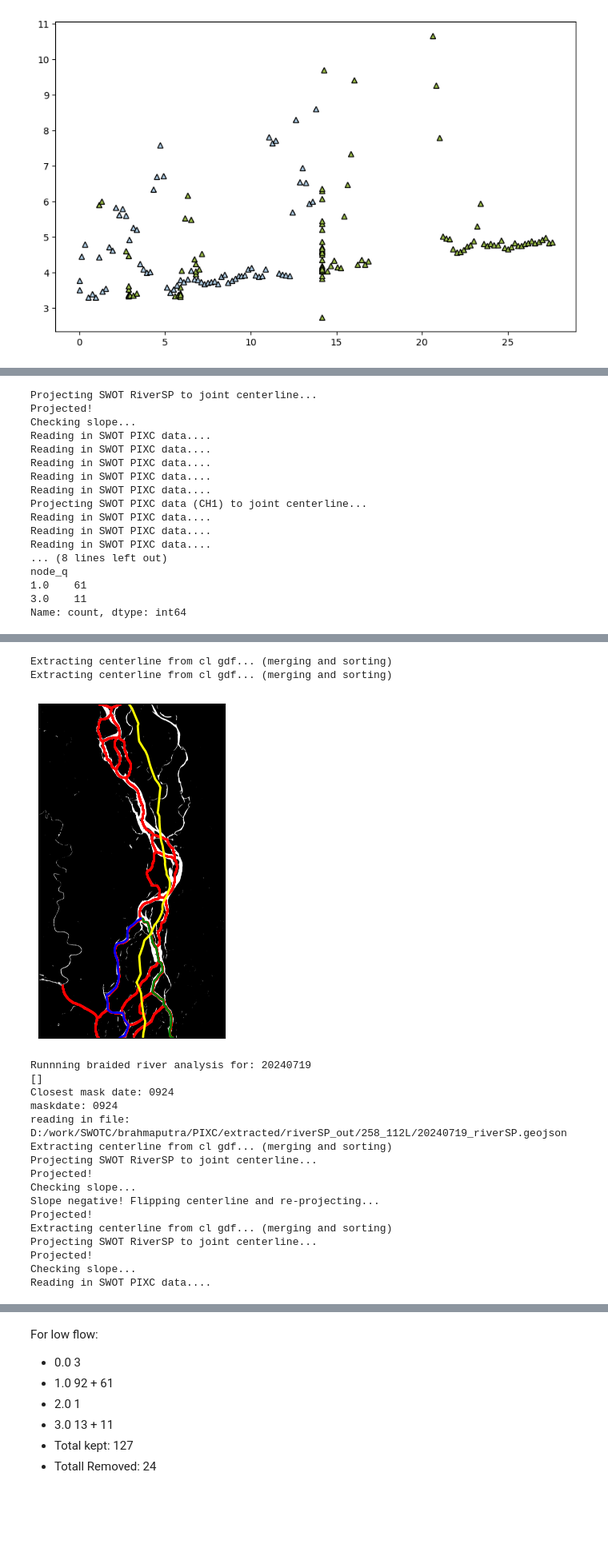
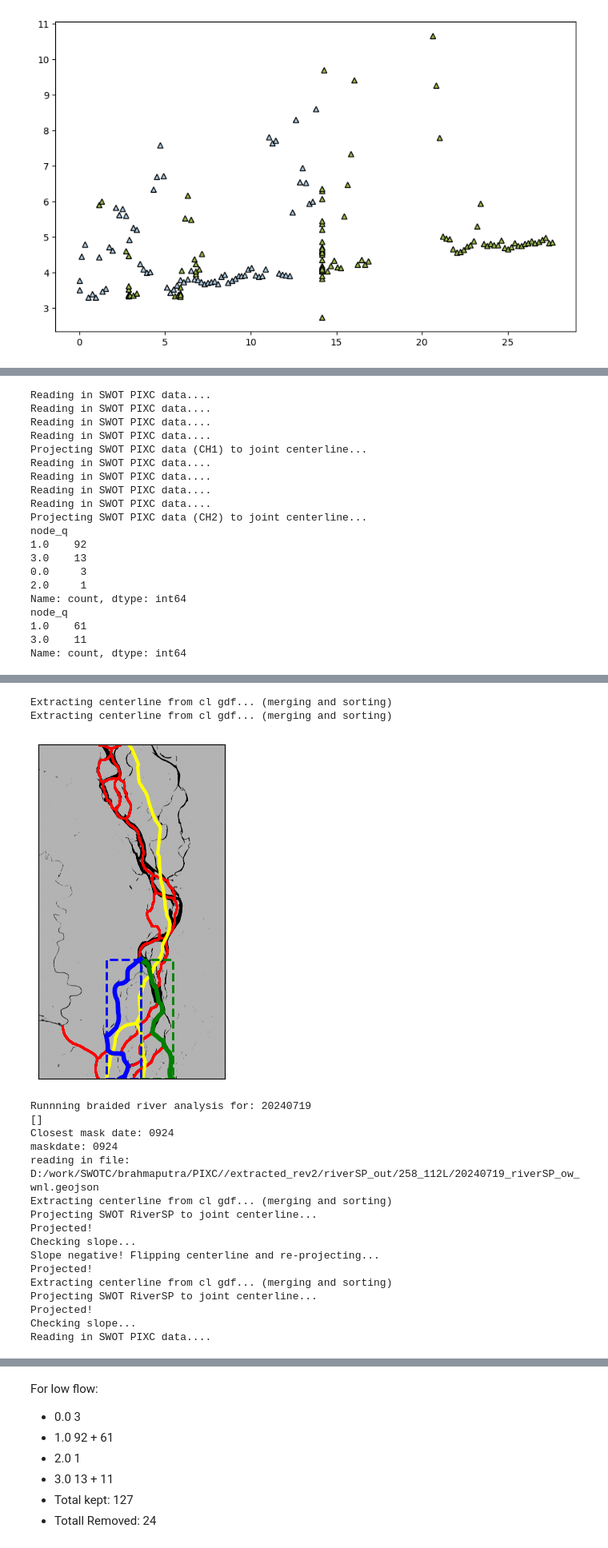
Before and after one commit to selfr-eo/braidedSP, a Jupyter notebook: publication/notebooks/view_BraidedSP.ipynb, the cells around one changed output, grey strips where cells are left out. Shown at 80% size. Drawn from its saved outputs; the diff is of its cells as text; code cells hidden in the pictures; blank space fills up the shorter version.

Commit message:
update figure generation code to include water near land and address issues with visibility of river centerlines against water mask background

```diff
--- a/publication/notebooks/view_BraidedSP.ipynb
+++ b/publication/notebooks/view_BraidedSP.ipynb
@@ -24,14 +26,18 @@ from shapely.geometry import MultiPoint, shape
 import shapely
 # %%
 # ------------------------------ STATICS ------------------------------
+# volume = "/Volumes/OneTouch/work"
+volume = "D:/work"
 
 featureName = 'brahmaputra'
 hemi='north'
 tileID = '258_112L'
 datadir = "D:/work/SWOTC/"+featureName+"/PIXC/"
 wdir = "D:/work/SWOTbraided/scripts/"
-odir = datadir+"extracted/"
-figdir = "D:/work/SWOTbraided/figs/"+featureName
+# odir = datadir+"extracted/"
+# figdir = "D:/work/SWOTbraided/figs/"+featureName
+odir = datadir+"/extracted_rev2/"
+figdir = os.path.join(volume, "SWOTbraided/figs/"+featureName+"/rev2/")
 cldir = glob.glob("D:/work/SWORD/v16/"+featureName+"/*full*.shp")[0]
 print(cldir)
 isExist = os.path.exists(odir)
@@ -196,8 +202,10 @@ sub_rsp = gdf_filt[gdf_filt.month == int(pixcdate[4:6])]
 riverSP_files = glob.glob(odir+'riverSP_out/'+tileID+'/*_riverSP.geojson')
 riverSP_files
 
-selFiles = ['D:/work/SWOTC/brahmaputra/PIXC/extracted/riverSP_out/258_112L/20240203_riverSP.geojson',
- 'D:/work/SWOTC/brahmaputra/PIXC/extracted/riverSP_out/258_112L/20240719_riverSP.geojson']
+selFiles = [
+    odir+'riverSP_out/258_112L/20240203_riverSP_ow_wnl.geojson',
+    odir+'riverSP_out/258_112L/20240719_riverSP_ow_wnl.geojson'
+]
 # %%
 # ------------------------------ PLOT ALL RiverSP dates ------------------------------
 
@@ -209,7 +217,7 @@ for filename in selFiles:
     maskdate, water_mask_tiff = pc.getNearestMaskDate(pixcdate, tileID, LFmonths, HFmonths)
 
     # Load RiverSP product, water mask, and plot
-    riversp_test = gpd.read_file(odir+'riverSP_out/'+tileID+'/'+pixcdate+'_riverSP.geojson')
+    riversp_test = gpd.read_file(odir+'riverSP_out/'+tileID+'/'+pixcdate+'_riverSP_ow_wnl.geojson')
     riversp_test = riversp_test.to_crs('EPSG:4326')
     #riversp_test = riversp_test.to_crs('EPSG:3857')  # Example of a projected UTM CRS
 
@@ -644,10 +652,9 @@ for channelSet in allSets:
                             '0924':['20','21'],
                             '1024':['20','22']})
 
-    sel_riverSP = ['D:/work/SWOTC/brahmaputra/PIXC/extracted/riverSP_out/258_112L/20240203_riverSP.geojson','D:/work/SWOTC/brahmaputra/PIXC/extracted/riverSP_out/258_112L/20240719_riverSP.geojson']
-
+    # sel_riverSP = ['D:/work/SWOTC/brahmaputra/PIXC/extracted/riverSP_out/258_112L/20240203_riverSP.geojson','D:/work/SWOTC/brahmaputra/PIXC/extracted/riverSP_out/258_112L/20240719_riverSP.geojson']
     #sel_riverSP = ['D:/work/SWOTC/brahmaputra/PIXC/extracted/riverSP_out/258_112L/20240203_riverSP.geojson']
-
+    sel_riverSP = selFiles
 
     for filename in sel_riverSP:
 
@@ -659,8 +666,8 @@ for channelSet in allSets:
 
 
         # Load RiverSP product
-        riversp_gdf = gpd.read_file(odir+'riverSP_out/'+tileID+'/'+pixcdate+'_riverSP.geojson')
-        print('reading in file:',odir+'riverSP_out/'+tileID+'/'+pixcdate+'_riverSP.geojson')
+        riversp_gdf = gpd.read_file(odir+'riverSP_out/'+tileID+'/'+pixcdate+'_riverSP_ow_wnl.geojson')
+        print('reading in file:',odir+'riverSP_out/'+tileID+'/'+pixcdate+'_riverSP_ow_wnl.geojson')
         riversp_gdf = riversp_gdf.to_crs('EPSG:4326')
 
         # load generated CLs
@@ -758,7 +765,7 @@ for channelSet in allSets:
         swot_pixc_ch1 = gpd.GeoDataFrame()
         for channel in ch1:
 
-            swot_file = odir+'riverSP_out/'+tileID+'/'+pixcdate+'_'+str(channel)+'_subswot.geojson'
+            swot_file = odir+'riverSP_out/'+tileID+'/'+pixcdate+'_'+str(channel)+'_subswot_ow_wnl.geojson'
             if os.path.exists(swot_file):
                 # load file and save to swot_pixc
                 print('Reading in SWOT PIXC data....')
@@ -775,7 +782,7 @@ for channelSet in allSets:
         swot_pixc_ch2 = gpd.GeoDataFrame()
         for channel in ch2:
 
-            swot_file = odir+'riverSP_out/'+tileID+'/'+pixcdate+'_'+str(channel)+'_subswot.geojson'
+            swot_file = odir+'riverSP_out/'+tileID+'/'+pixcdate+'_'+str(channel)+'_subswot_ow_wnl.geojson'
             if os.path.exists(swot_file):
                 # load file and save to swot_pixc
                 print('Reading in SWOT PIXC data....')
@@ -919,14 +926,32 @@ for channelSet in allSets:
             fig, ax = plt.subplots(figsize=(3, 6))
 
             # water mask
-            ax.imshow(water_mask, cmap=plt.cm.gray)
+            cmap = plt.cm.gray_r
+            import matplotlib.colors as mcolors
+            # new_cmap = mcolors.LinearSegmentedColormap.from_list(
+            #     "white_to_grey", cmap(np.linspace(1, 0.3, 256))
+            # )
+            new_cmap = mcolors.LinearSegmentedColormap.from_list(
+                "white_to_grey", cmap(np.linspace(0.3, 1, 256))
+            )
+            ax.imshow(water_mask, cmap=new_cmap)
 
             # entire skeleton
             coords_df = cl_gen.get_coordinates()
             cl_pixel_coords = skel.latlon_to_pixel_coordinates(water_mask_tiff,coords_df.y,coords_df.x)
-            ax.scatter(cl_pixel_coords.x,cl_pixel_coords.y,color='red',s=0.2)
+            ax.scatter(cl_pixel_coords.x,cl_pixel_coords.y,color='red',s=0.3)
             # for _, row in cl_gen.iterrows():
             #     ax.plot(*row.geometry.xy, color='red', linewidth=2)
+
+            # SWORD CL
+            coords_df = sword_cl_gdf.get_coordinates()
+            sword_pixel_coords = skel.latlon_to_pixel_coordinates(water_mask_tiff,coords_df.y,coords_df.x)
+            ax.plot(sword_pixel_coords.x,sword_pixel_coords.y,color='yellow',linewidth=3)
+
+            coords_df = clbl.get_coordinates()
+            sword_pixel_coords_bl = skel.latlon_to_pixel_coordinates(water_mask_tiff,coords_df.y,coords_df.x)
+            ax.plot(sword_pixel_coords_bl.x,sword_pixel_coords_bl.y,color='yellow',linewidth=3)
+
 
             for i in range(2):
                 if i == 0:
@@ -959,13 +984,15 @@ for channelSet in allSets:
                 #     ax.plot(*row.geometry.xy, color=branch_colors[int(i)], linewidth=2)
 
                 # selected channels
-                ax.plot(merged_pixel_coords.x,merged_pixel_coords.y,color=branch_colors[int(i)],linewidth=2)
+                ax.plot(merged_pixel_coords.x,merged_pixel_coords.y,color=branch_colors[int(i)],linewidth=4)
+
+                coords_df = merged_line_gdf.envelope.get_coordinates()
+                merged_pixel_coords = skel.latlon_to_pixel_coordinates(water_mask_tiff,coords_df.y,coords_df.x)
+                ax.plot(merged_pixel_coords.x,merged_pixel_coords.y, color=branch_colors[int(i)],linewidth=2, linestyle='--')
 
 
-            # SWORD CL
-            coords_df = sword_cl_gdf.get_coordinates()
-            sword_pixel_coords = skel.latlon_to_pixel_coordinates(water_mask_tiff,coords_df.y,coords_df.x)
-            ax.plot(sword_pixel_coords.x,sword_pixel_coords.y,color='yellow',linewidth=2)
+
+
 
             y, x = np.where((water_mask))
             min_x, max_x = x.min(), x.max()
@@ -1010,9 +1041,5 @@ Extracting centerline from cl gdf... (merging and sorting)
  11698.43488243]' has dtype incompatible with int64, please explicitly cast to a compatible dtype first.
   riversp_gdf.loc[idx, 'dist_jointChannel'] = pc.projectToCenterline(merged_line_gdf,riversp_gdf.loc[idx,['geometry']],hemi)
-Projecting SWOT RiverSP to joint centerline...
-Projected!
-Checking slope...
-Reading in SWOT PIXC data....
 Reading in SWOT PIXC data....
 Reading in SWOT PIXC data....
 Reading in SWOT PIXC data....
@@ -1021,7 +1048,14 @@ Projecting SWOT PIXC data (CH1) to joint centerline...
 Reading in SWOT PIXC data....
 Reading in SWOT PIXC data....
 Reading in SWOT PIXC data....
-... (8 lines left out)
+Reading in SWOT PIXC data....
+Projecting SWOT PIXC data (CH2) to joint centerline...
+node_q
+1.0    92
+3.0    13
+0.0     3
+2.0     1
+Name: count, dtype: int64
 node_q
 1.0    61
 3.0    11
@@ -1030,11 +1064,11 @@ Name: count, dtype: int64
 Extracting centerline from cl gdf... (merging and sorting)
 Extracting centerline from cl gdf... (merging and sorting)
-[figure, old version]
+[figure, new version]
 Runnning braided river analysis for: 20240719
 []
 Closest mask date: 0924
 maskdate: 0924
-reading in file: D:/work/SWOTC/brahmaputra/PIXC/extracted/riverSP_out/258_112L/20240719_riverSP.geojson
+reading in file: D:/work/SWOTC/brahmaputra/PIXC//extracted_rev2/riverSP_out/258_112L/20240719_riverSP_ow_wnl.geojson
 Extracting centerline from cl gdf... (merging and sorting)
 Projecting SWOT RiverSP to joint centerline...
 Projected!
```
Also changed, not shown: parts of 7 cells of this notebook.
